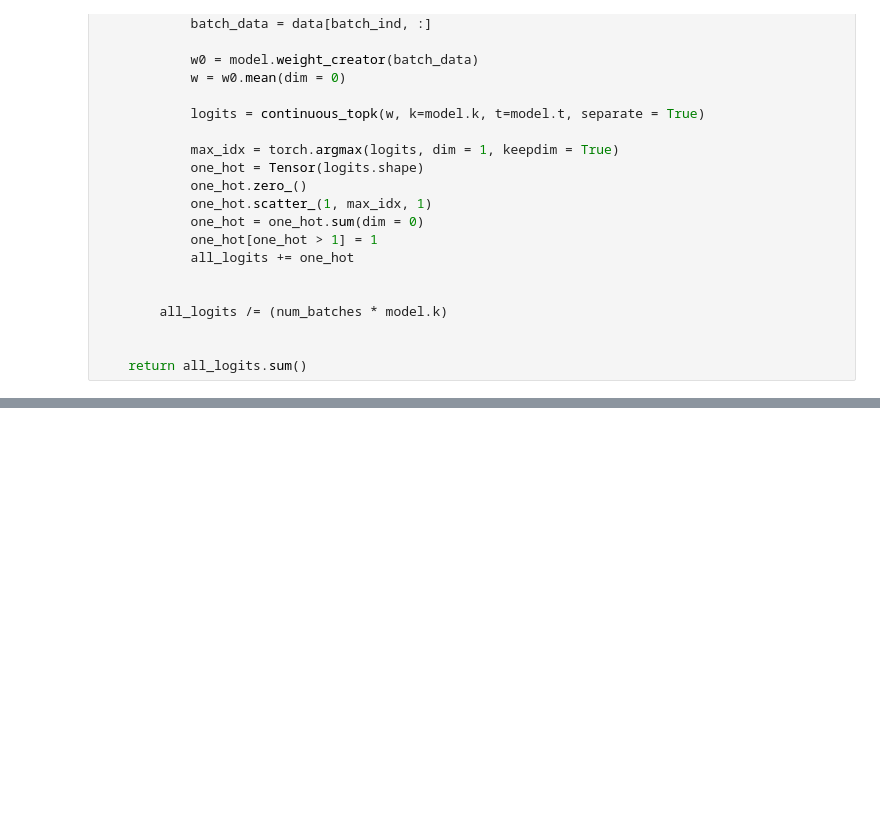
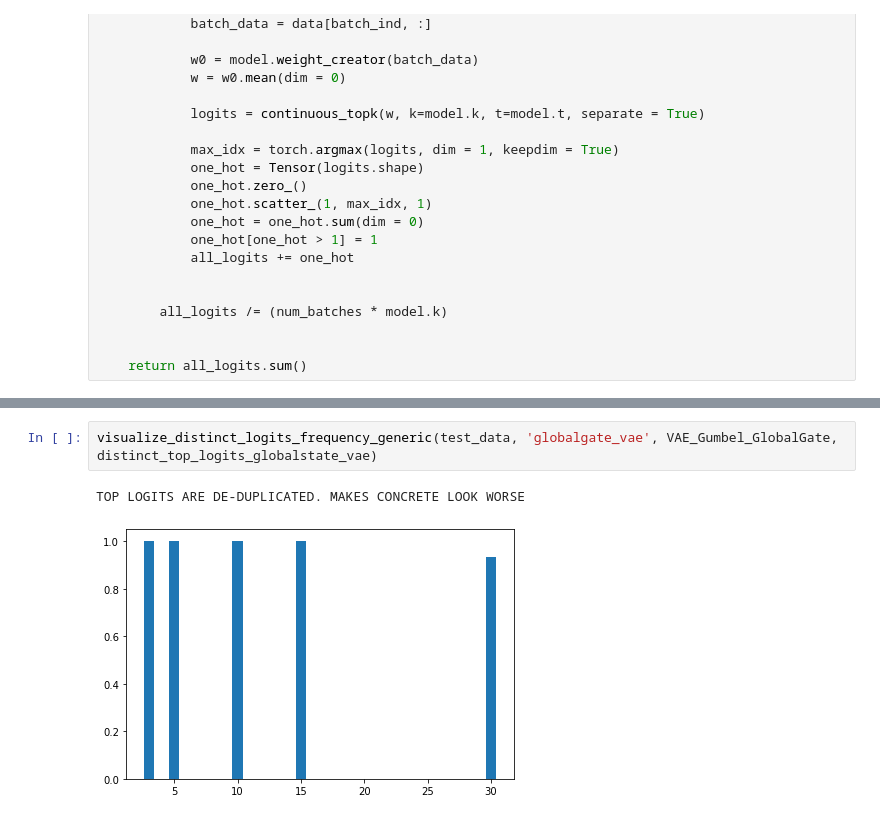
Before and after one commit to beelze-b/Differentiable-Sparse-Subset-Selection, a Jupyter notebook: notebooks/14_Visualization.ipynb, the cells around one changed output, grey strips where cells are left out. Drawn from its saved outputs; the diff is of its cells as text; blank space fills up the shorter version.

```diff
--- a/notebooks/14_Visualization.ipynb
+++ b/notebooks/14_Visualization.ipynb
@@ -817,0 +838,5 @@ tensor(0.6000, device='cuda:0')
+# %%
+visualize_distinct_logits_frequency_generic(test_data, 'globalgate_vae', VAE_Gumbel_GlobalGate, distinct_top_logits_globalstate_vae)
+# %% [output]
+TOP LOGITS ARE DE-DUPLICATED. MAKES CONCRETE LOOK WORSE
+[figure, added]
```
Also changed, not shown: parts of 15 cells of this notebook.
